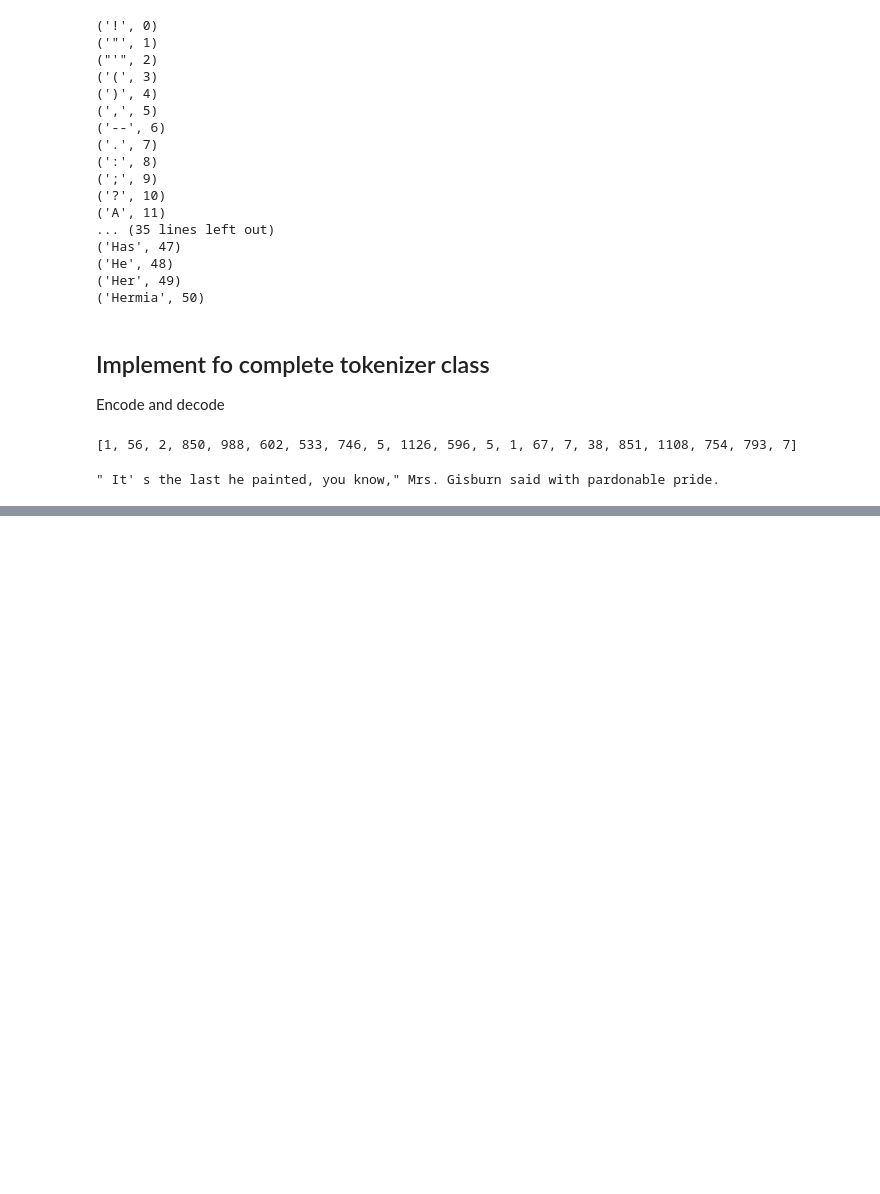
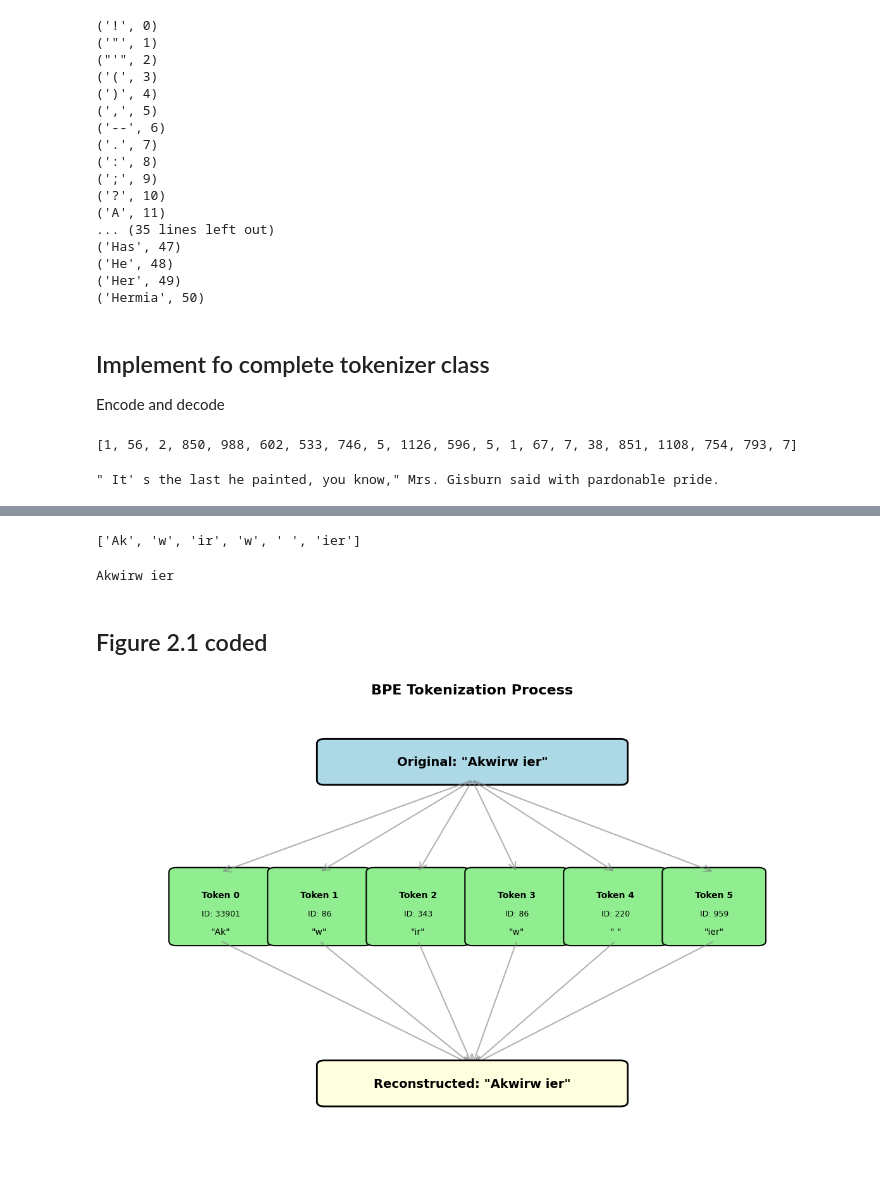
Before and after one commit to jaayg23/Build_LLM, a Jupyter notebook: stage_1/chapter_2.ipynb, the cells around one changed output, grey strips where cells are left out. Cells and saved outputs as stored; diff of their text form; code cells hidden in the pictures; blank space fills up the shorter version.

```diff
--- a/stage_1/chapter_2.ipynb
+++ b/stage_1/chapter_2.ipynb
@@ -121,0 +124,6 @@ We will test tokenizer further on text that contains inknow words and discuss ad
+# %%
+all_tokens = sorted(list(set(preprocessed)))
+all_tokens.extend(["<|endoftext|>", "<|unk|>"])
+vocab = {token:integer for integer, token in enumerate(all_tokens)}
+
+print(len(vocab.items()))
@@ -121,0 +132,3 @@ We will test tokenizer further on text that contains inknow words and discuss ad
+# %%
+for i, item in enumerate(list(vocab.items())[-5:]):
+    print(item)
@@ -121,0 +197,2 @@ We will test tokenizer further on text that contains inknow words and discuss ad
+# %%
+tokenizer = tiktoken.get_encoding("gpt2")
@@ -121,0 +232,69 @@ We will test tokenizer further on text that contains inknow words and discuss ad
+# %%
+strings_emap = [tokenizer.decode([token]) for token in tokens_e]
+print(strings_emap)
+# %% [output]
+['Ak', 'w', 'ir', 'w', ' ', 'ier']
+# %%
+strings_e = tokenizer.decode(tokens_e)
+print(strings_e)
+# %% [output]
+Akwirw ier
+# %% [markdown]
+## Figure 2.1 coded
+# %%
+import matplotlib.pyplot as plt
+import matplotlib.patches as mpatches
+from matplotlib.patches import FancyBboxPatch, FancyArrowPatch
+
+exercise = "Akwirw ier"
+tokens_e = tokenizer.encode(exercise, allowed_special=set())
+strings_emap = [tokenizer.decode([token]) for token in tokens_e]
+reconstructed = tokenizer.decode(tokens_e)
+
+fig, ax = plt.subplots(figsize=(12, 8))
+ax.set_xlim(0, 10)
+ax.set_ylim(0, 10)
+ax.axis('off')
+
+# Original text (top)
+ax.add_patch(FancyBboxPatch((3, 8.5), 4, 0.8, boxstyle="round,pad=0.1",
+                             facecolor='lightblue', edgecolor='black', linewidth=2))
+ax.text(5, 8.9, f'Original: "{exercise}"', ha='center', va='center',
+        fontsize=14, fontweight='bold')
+
+# Token level (middle)
+num_tokens = len(tokens_e)
+x_positions = [1 + i * (8 / num_tokens) for i in range(num_tokens)]
+
+for i, (x, token_id, token_str) in enumerate(zip(x_positions, tokens_e, strings_emap)):
+    # Token box
+    ax.add_patch(FancyBboxPatch((x, 5), 1.2, 1.5, boxstyle="round,pad=0.1",
+                                 facecolor='lightgreen', edgecolor='black', linewidth=1.5))
+    ax.text(x + 0.6, 6, f'Token {i}', ha='center', va='center', fontsize=10, fontweight='bold')
+    ax.text(x + 0.6, 5.6, f'ID: {token_id}', ha='center', va='center', fontsize=9)
+    ax.text(x + 0.6, 5.2, f'"{token_str}"', ha='center', va='center', fontsize=10)
+
+    # Arrow from original to token
+    arrow = FancyArrowPatch((5, 8.5), (x + 0.6, 6.5),
+                           arrowstyle='->', mutation_scale=20, linewidth=1.5,
+                           color='gray', alpha=0.6)
+    ax.add_patch(arrow)
+
+    # Arrow from token to reconstructed
+    arrow2 = FancyArrowPatch((x + 0.6, 5), (5, 2.3),
+                            arrowstyle='->', mutation_scale=20, linewidth=1.5,
+                            color='gray', alpha=0.6)
+    ax.add_patch(arrow2)
+
+# Reconstructed text (bottom)
+ax.add_patch(FancyBboxPatch((3, 1.5), 4, 0.8, boxstyle="round,pad=0.1",
+                             facecolor='lightyellow', edgecolor='black', linewidth=2))
+ax.text(5, 1.9, f'Reconstructed: "{reconstructed}"', ha='center', va='center',
+        fontsize=14, fontweight='bold')
+
+plt.title('BPE Tokenization Process', fontsize=16, fontweight='bold', pad=20)
+plt.tight_layout()
+plt.savefig('tokenization_tree.png', dpi=300, bbox_inches='tight')
+plt.show()
+# %% [output]
+[figure, added]
```
Also changed, not shown: parts of 19 cells of this notebook, 2 other files.
